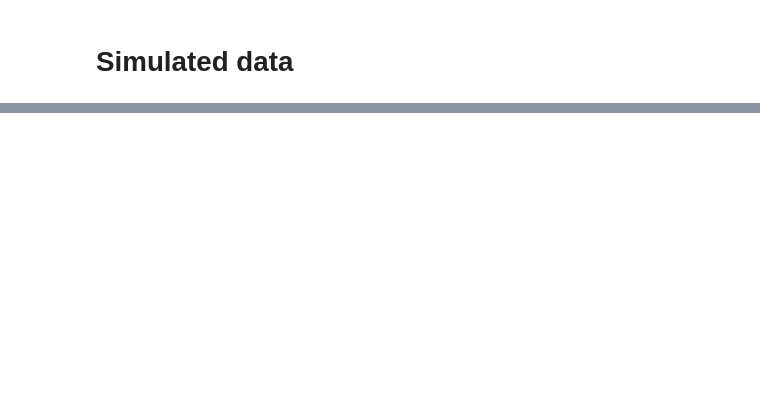
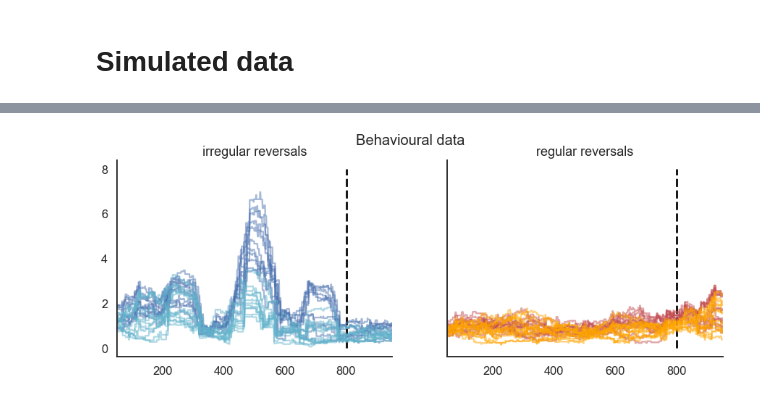
Before and after one commit to dimarkov/pybefit, a Jupyter notebook: examples/temp_rev_learn/analyse_behavioural_data.ipynb, the cells around one changed output, grey strips where cells are left out. Drawn from its saved outputs; the diff is of its cells as text; code cells hidden in the pictures; blank space fills up the shorter version.

```diff
--- a/examples/temp_rev_learn/analyse_behavioural_data.ipynb
+++ b/examples/temp_rev_learn/analyse_behavioural_data.ipynb
@@ -548,0 +386,26 @@ plt.xlim([0, 50])
+# %%
+states = np.concatenate([np.expand_dims(Sreg, -2).repeat(ns_reg, 0),
+                         np.expand_dims(Sirr, -2).repeat(ns_irr, 0)], 0)
+tuc_sub = trials_until_correct(np.nan_to_num(corrects).T, states, τ=3)
+mean_tuc_sub = running_mean(tuc_sub, ws=101)
+
+fig, axes = plt.subplots(1, 2, figsize=(15, 5), sharex=True, sharey=True)
+
+split1 = mean_tuc_sub[ns_reg:, 451] > np.median(mean_tuc_sub[ns_reg:, 451])
+axes[0].plot(trials, mean_tuc_sub[ns_reg:][split1].T, 'b', alpha=.5);
+axes[0].plot(trials, mean_tuc_sub[ns_reg:][~split1].T, 'c', alpha=.5);
+axes[0].vlines(801, 0, 8, 'k', linestyle='--', lw=3);
+axes[0].set_title('irregular reversals');
+
+split2 = mean_tuc_sub[:ns_reg, 751] > np.median(mean_tuc_sub[:ns_reg, 751])
+axes[1].plot(trials, mean_tuc_sub[:ns_reg][split2].T, 'r', alpha=.5);
+axes[1].plot(trials, mean_tuc_sub[:ns_reg][~split2].T, 'orange', alpha=.5);
+axes[1].vlines(801, 0, 8, 'k', linestyle='--', lw=3);
+axes[1].set_title('regular reversals');
+
+axes[0].set_xlim([51, 951])
+sns.despine(fig)
+
+fig.suptitle('Behavioural data', fontsize=20);
+# %% [output]
+[figure, added]
```
Also changed, not shown: parts of 24 cells of this notebook.
